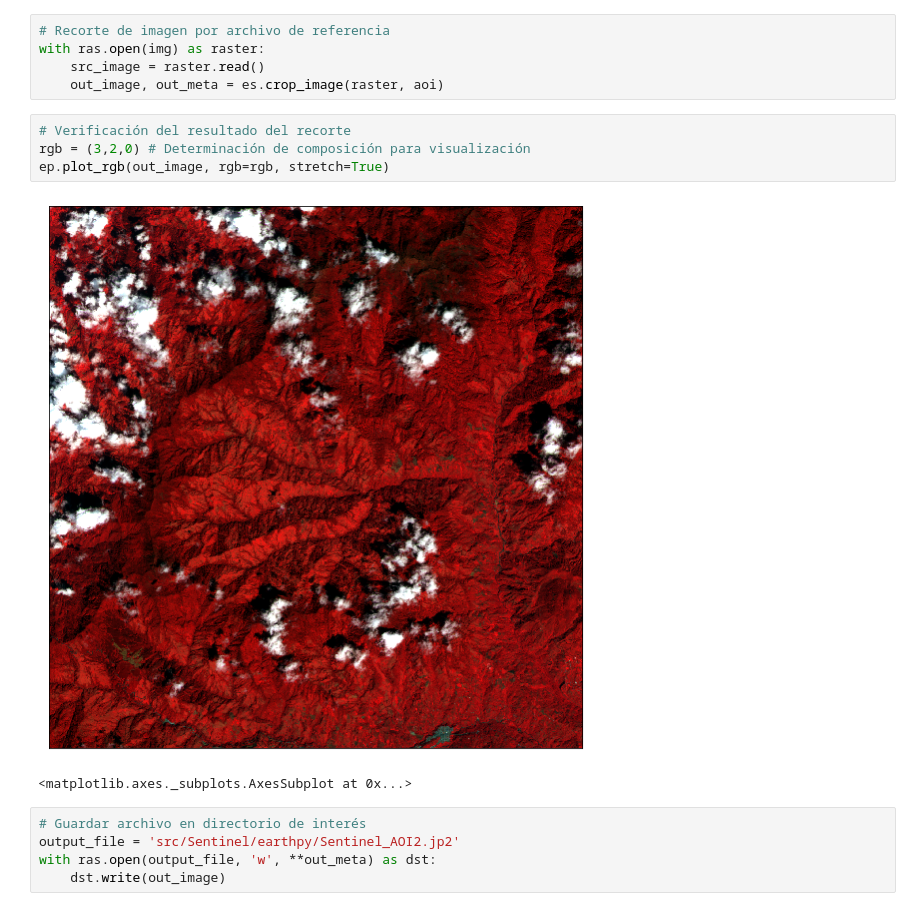
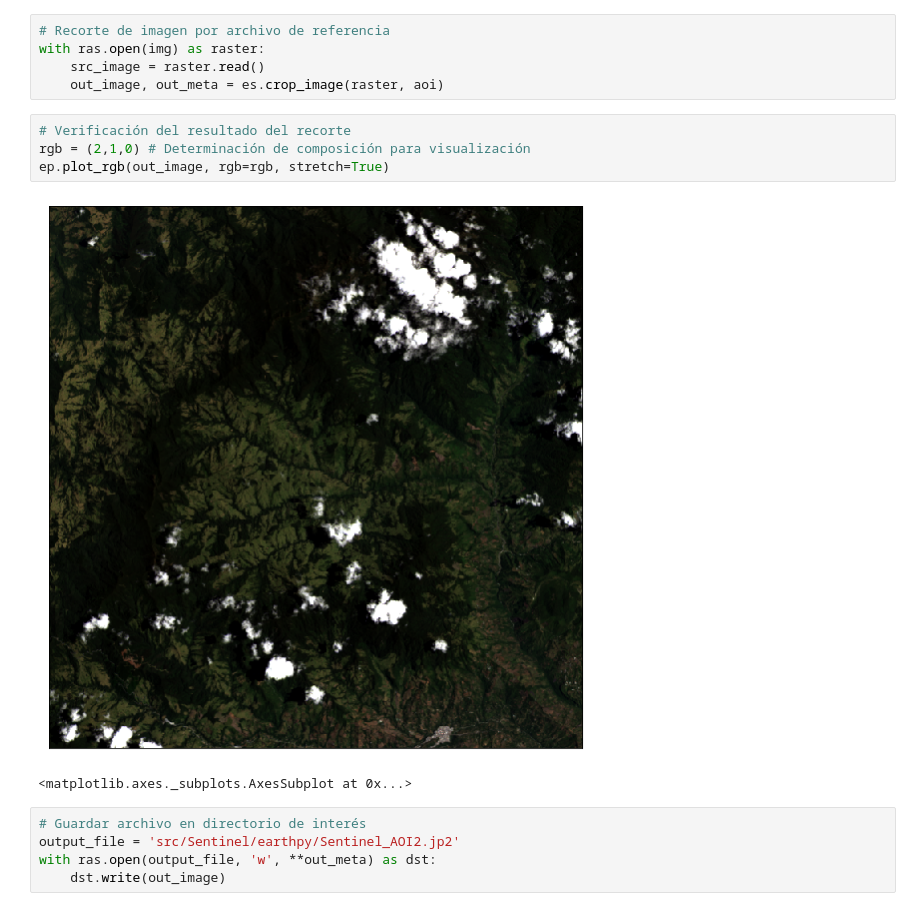
Before and after one commit to ruedadavid/SatelliteImages, a Jupyter notebook: 04_CropImages.ipynb, the cells around one changed output. Drawn from its saved outputs; the diff is of its cells as text.

```diff
--- a/04_CropImages.ipynb
+++ b/04_CropImages.ipynb
@@ -27,10 +27,10 @@ with ras.open(img) as raster:
     out_image, out_meta = es.crop_image(raster, aoi)
 # %%
 # Verificación del resultado del recorte
-rgb = (3,2,0) # Determinación de composición para visualización
+rgb = (2,1,0) # Determinación de composición para visualización
 ep.plot_rgb(out_image, rgb=rgb, stretch=True)
 # %% [output]
-[figure, old version]
+[figure, new version]
 <matplotlib.axes._subplots.AxesSubplot at 0x...>
 # %%
 # Guardar archivo en directorio de interés
```
Also changed, not shown: parts of 6 cells of this notebook, 9 other files.
